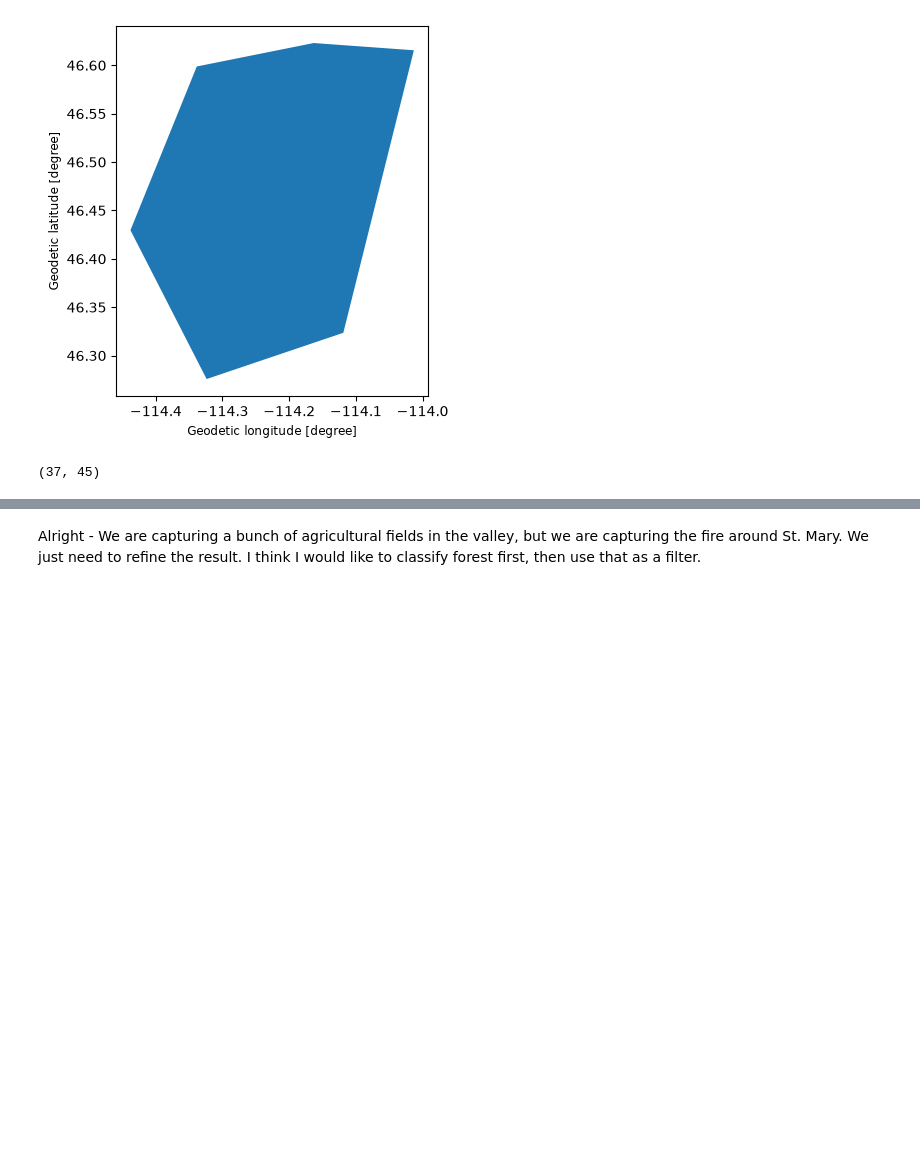
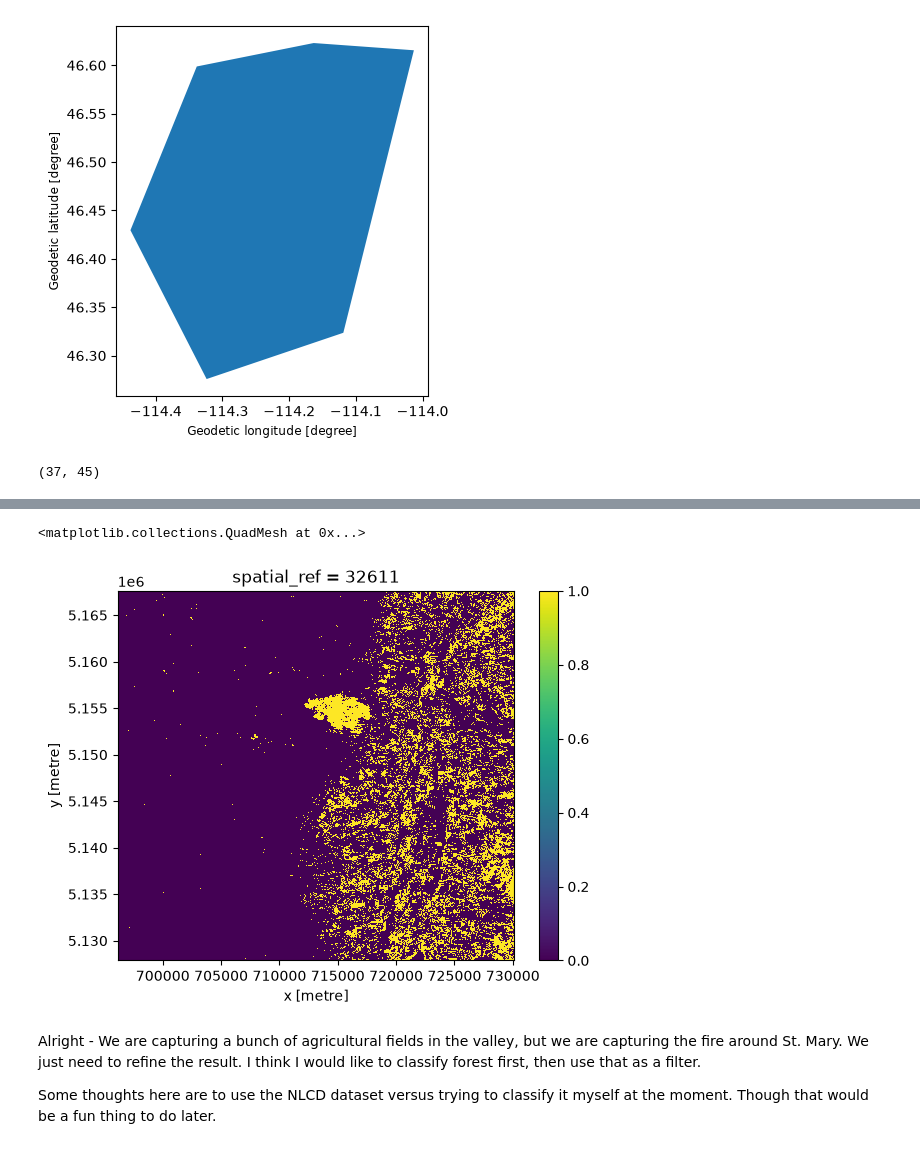
Before and after one commit to BilyBrown/forest_change_detection, a Jupyter notebook: notebooks/initial_test.ipynb, the cells around one changed output, grey strips where cells are left out. Drawn from its saved outputs; the diff is of its cells as text; code cells hidden in the pictures; blank space fills up the shorter version.

```diff
--- a/notebooks/initial_test.ipynb
+++ b/notebooks/initial_test.ipynb
@@ -98,0 +122,5 @@ fire_gdf.explore()
+# %%
+candidate.plot()
+# %% [output]
+<matplotlib.collections.QuadMesh at 0x...>
+[figure, added]
@@ -99,3 +140,5 @@ fire_gdf.explore()
 # %% [markdown]
 Alright -
 We are capturing a bunch of agricultural fields in the valley, but we are capturing the fire around St. Mary. We just need to refine the result. I think I would like to classify forest first, then use that as a filter.
+
+Some thoughts here are to use the NLCD dataset versus trying to classify it myself at the moment. Though that would be a fun thing to do later.
```
Also changed, not shown: parts of 8 cells of this notebook.
